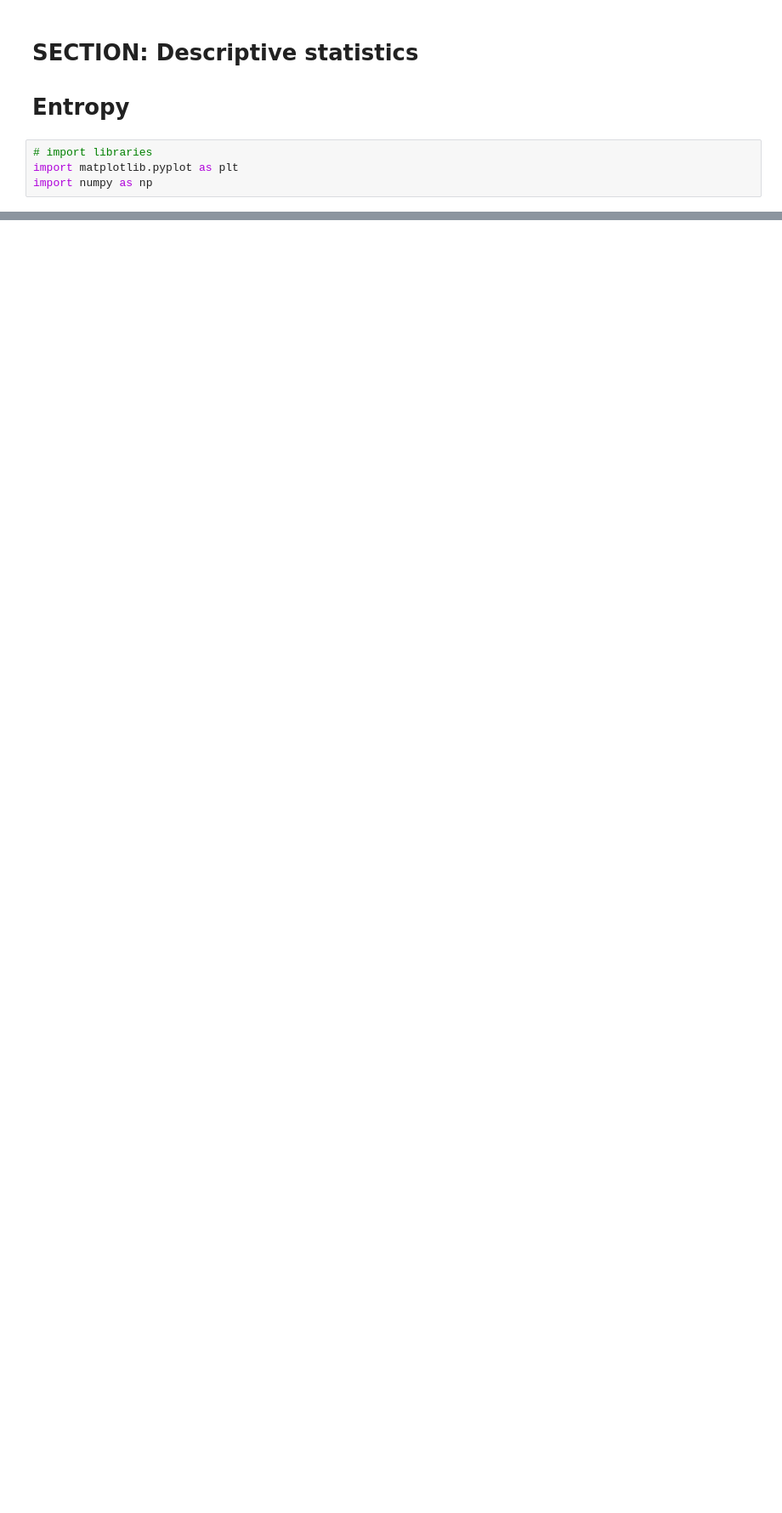
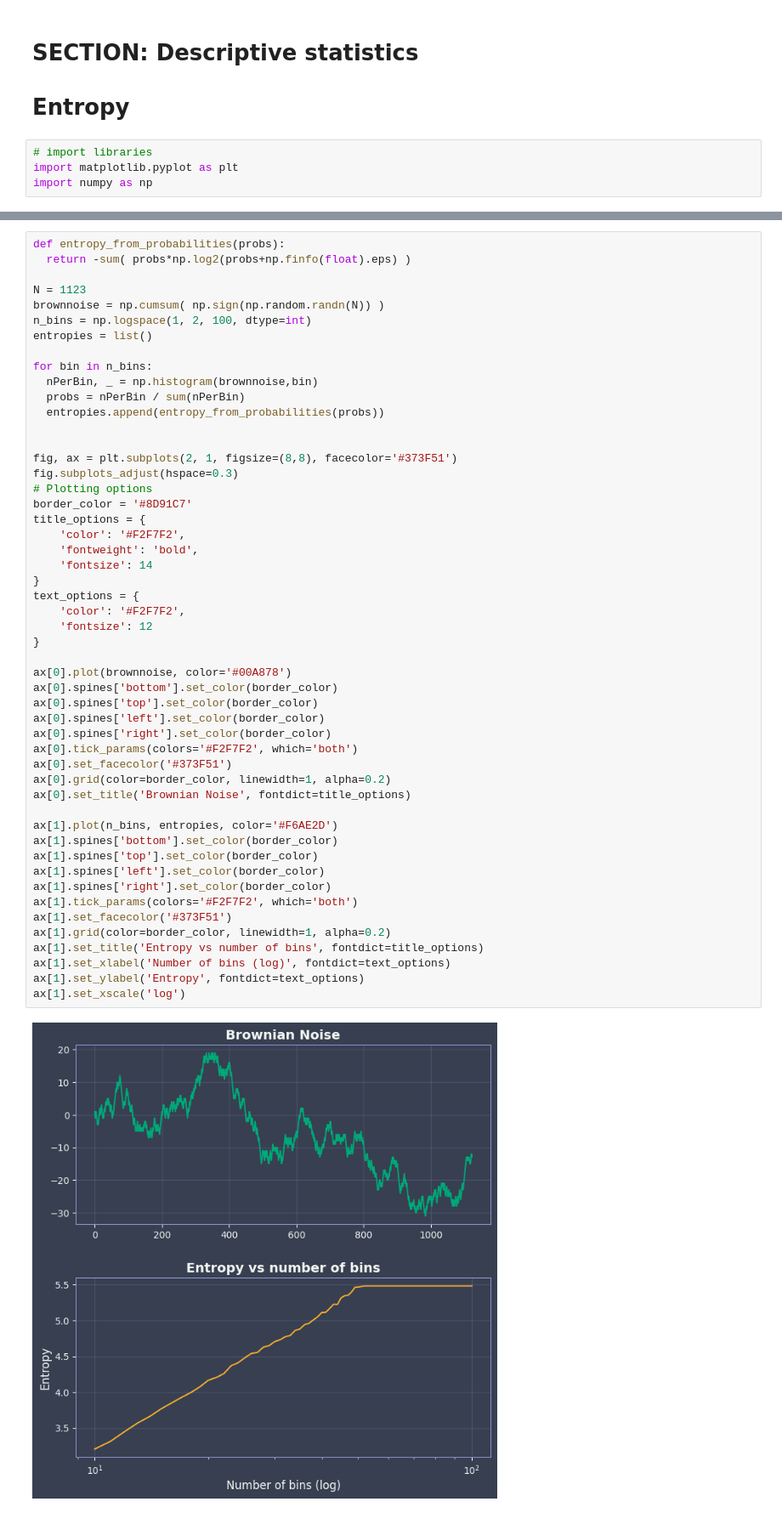
Before and after one commit to SiracencoSerghei/Statistics_and_ML, a Jupyter notebook: 2.2_descriptives/stats_descriptives_entropy.ipynb, the cells around one changed output, grey strips where cells are left out. Shown: that part at 85% size. Cells and saved outputs as stored; diff of their text form; blank space fills up the shorter version.

```diff
--- a/2.2_descriptives/stats_descriptives_entropy.ipynb
+++ b/2.2_descriptives/stats_descriptives_entropy.ipynb
@@ -71,0 +111,53 @@ print('Entropy = %g'%entro)
+# %%
+def entropy_from_probabilities(probs):
+  return -sum( probs*np.log2(probs+np.finfo(float).eps) )
+
+N = 1123
+brownnoise = np.cumsum( np.sign(np.random.randn(N)) )
+n_bins = np.logspace(1, 2, 100, dtype=int)
+entropies = list()
+
+for bin in n_bins:
+  nPerBin, _ = np.histogram(brownnoise,bin)
+  probs = nPerBin / sum(nPerBin)
+  entropies.append(entropy_from_probabilities(probs))
+
+
+fig, ax = plt.subplots(2, 1, figsize=(8,8), facecolor='#373F51')
+fig.subplots_adjust(hspace=0.3)
+# Plotting options
+border_color = '#8D91C7'
+title_options = {
+    'color': '#F2F7F2',
+    'fontweight': 'bold',
+    'fontsize': 14
+}
+text_options = {
+    'color': '#F2F7F2',
+    'fontsize': 12
+}
+
+ax[0].plot(brownnoise, color='#00A878')
+ax[0].spines['bottom'].set_color(border_color)
+ax[0].spines['top'].set_color(border_color)
+ax[0].spines['left'].set_color(border_color)
+ax[0].spines['right'].set_color(border_color)
+ax[0].tick_params(colors='#F2F7F2', which='both')
+ax[0].set_facecolor('#373F51')
+ax[0].grid(color=border_color, linewidth=1, alpha=0.2)
+ax[0].set_title('Brownian Noise', fontdict=title_options)
+
+ax[1].plot(n_bins, entropies, color='#F6AE2D')
+ax[1].spines['bottom'].set_color(border_color)
+ax[1].spines['top'].set_color(border_color)
+ax[1].spines['left'].set_color(border_color)
+ax[1].spines['right'].set_color(border_color)
+ax[1].tick_params(colors='#F2F7F2', which='both')
+ax[1].set_facecolor('#373F51')
+ax[1].grid(color=border_color, linewidth=1, alpha=0.2)
+ax[1].set_title('Entropy vs number of bins', fontdict=title_options)
+ax[1].set_xlabel('Number of bins (log)', fontdict=text_options)
+ax[1].set_ylabel('Entropy', fontdict=text_options)
+ax[1].set_xscale('log')
+# %% [output]
+[figure, added]
```
Also changed, not shown: parts of 7 cells of this notebook.
